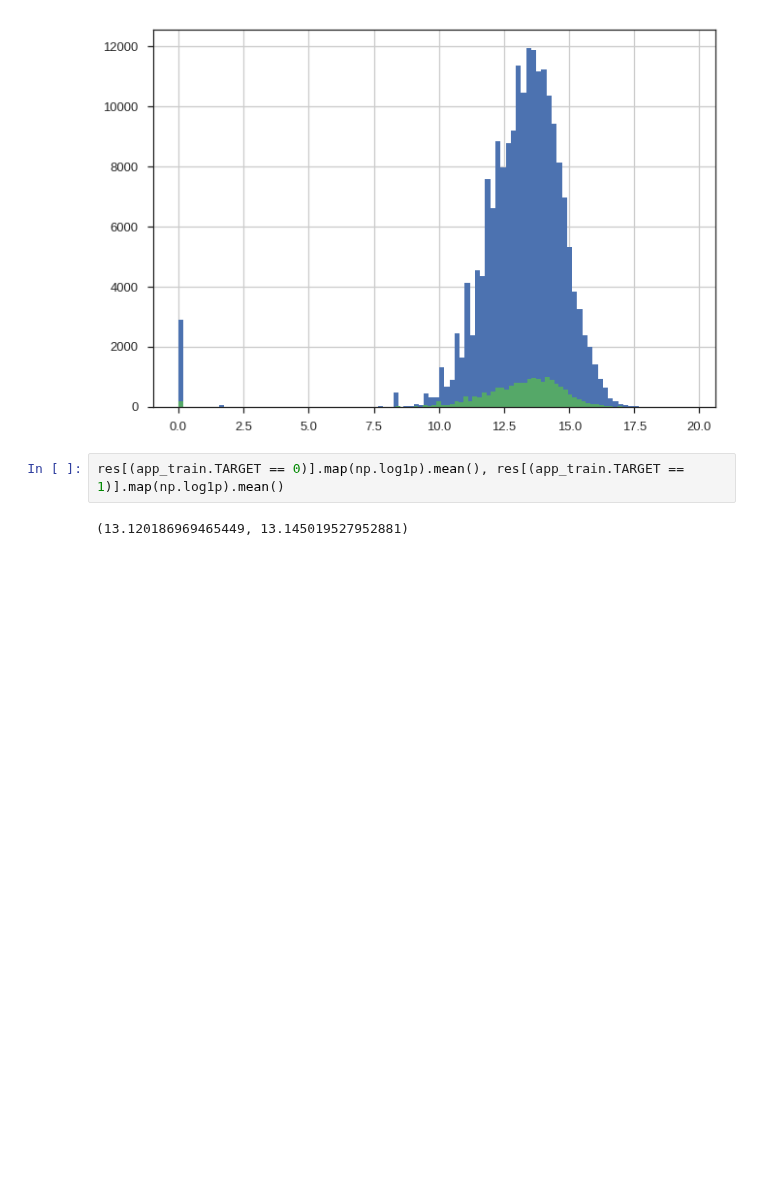
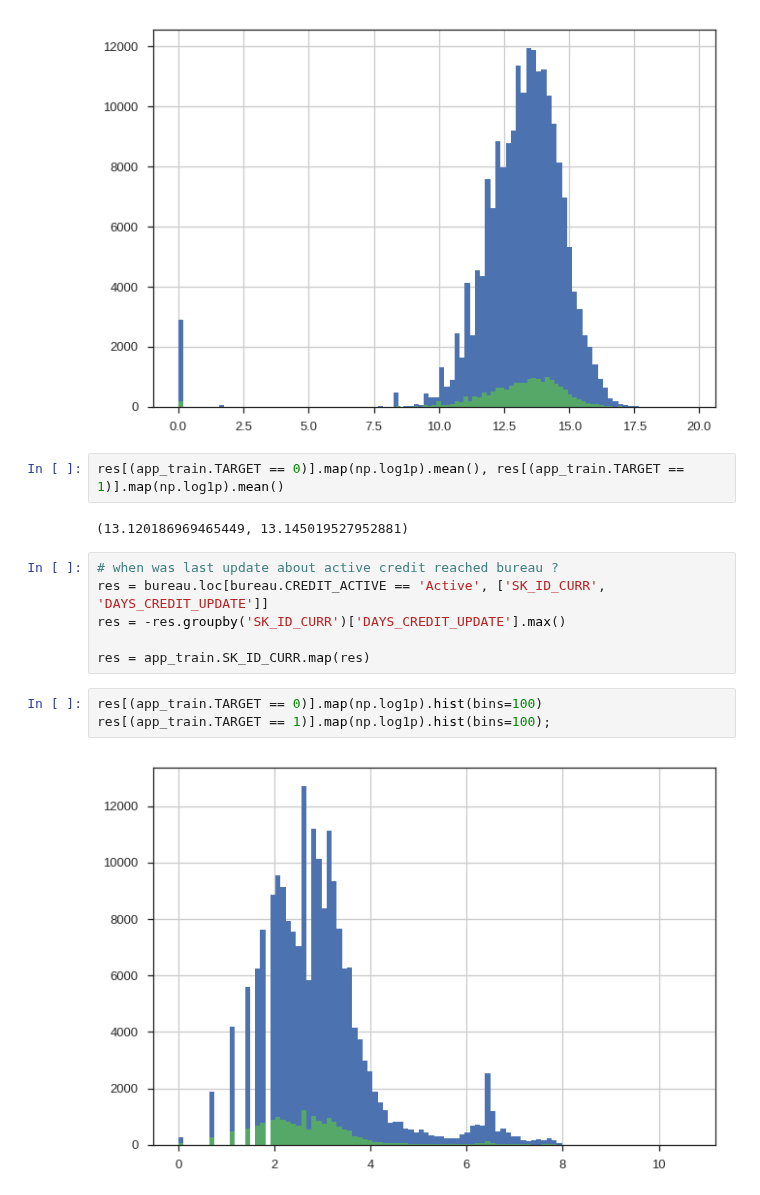
Before and after one commit to numb3r33/Kaggle_Home_Credit, a Jupyter notebook: notebooks/EDA.ipynb, the cells around one changed output. Drawn from its saved outputs; the diff is of its cells as text; blank space fills up the shorter version.

```diff
--- a/notebooks/EDA.ipynb
+++ b/notebooks/EDA.ipynb
@@ -87,3 +88,14 @@ res[(app_train.TARGET == 1)].map(np.log1p).hist(bins=100);
 res[(app_train.TARGET == 0)].map(np.log1p).mean(), res[(app_train.TARGET == 1)].map(np.log1p).mean()
 # %% [output]
 (13.120186969465449, 13.145019527952881)
+# %%
+# when was last update about active credit reached bureau ?
+res = bureau.loc[bureau.CREDIT_ACTIVE == 'Active', ['SK_ID_CURR', 'DAYS_CREDIT_UPDATE']]
+res = -res.groupby('SK_ID_CURR')['DAYS_CREDIT_UPDATE'].max()
+
+res = app_train.SK_ID_CURR.map(res)
+# %%
+res[(app_train.TARGET == 0)].map(np.log1p).hist(bins=100)
+res[(app_train.TARGET == 1)].map(np.log1p).hist(bins=100);
+# %% [output]
+[figure, added]
```
Also changed, not shown: parts of 12 cells of this notebook, 3 other files.
